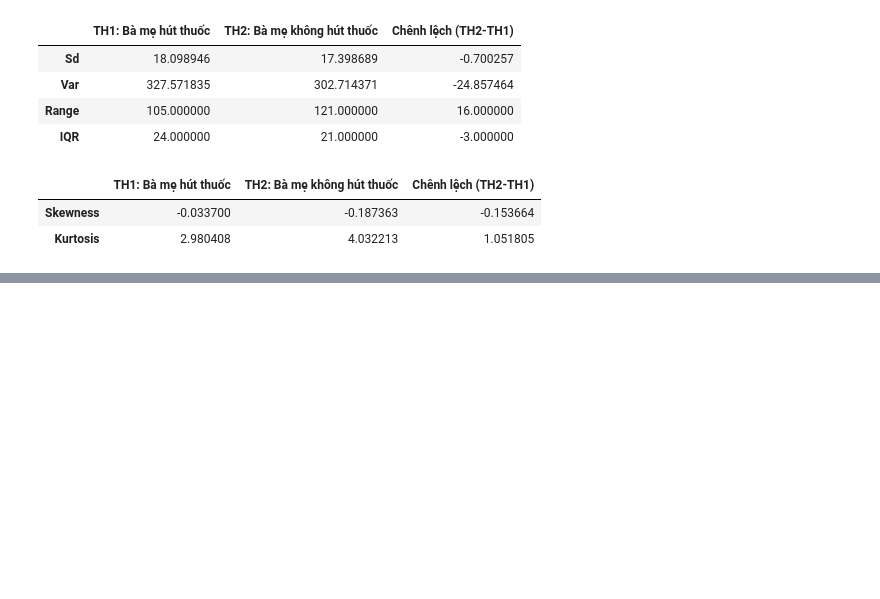
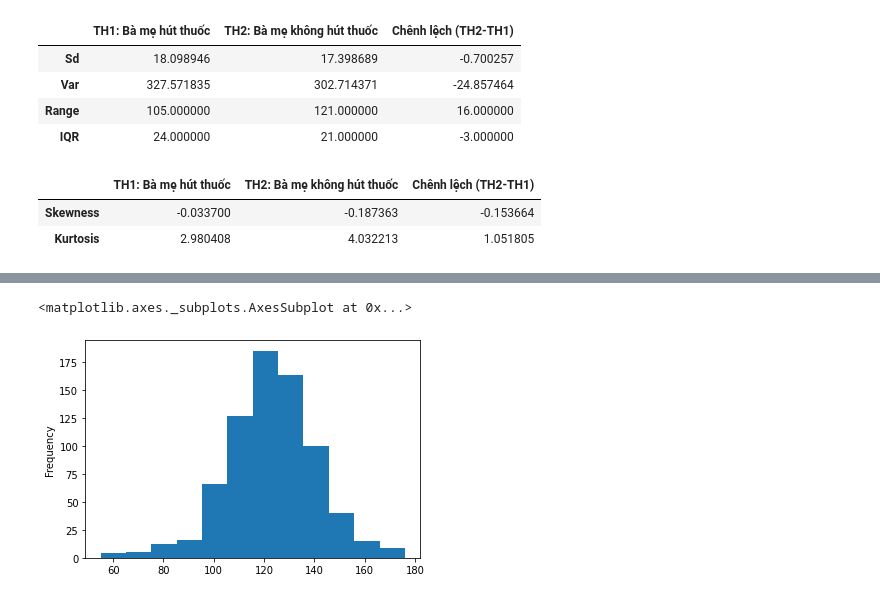
Before and after one commit to Spokai3/PhanTichDuLieuVaHocSau, a Jupyter notebook: Lab5.ipynb, the cells around one changed output, grey strips where cells are left out. Saved outputs shown, nothing was run; the diff lists cells and outputs as text; code cells hidden in the pictures; blank space fills up the shorter version.

```diff
--- a/Lab5.ipynb
+++ b/Lab5.ipynb
@@ -228,0 +275,5 @@ d2
+# %%
+dlkohutthuoc['bwt'].plot.hist(bins=12)
+# %% [output]
+<matplotlib.axes._subplots.AxesSubplot at 0x...>
+[figure, added]
```
Also changed, not shown: parts of 21 cells of this notebook.
